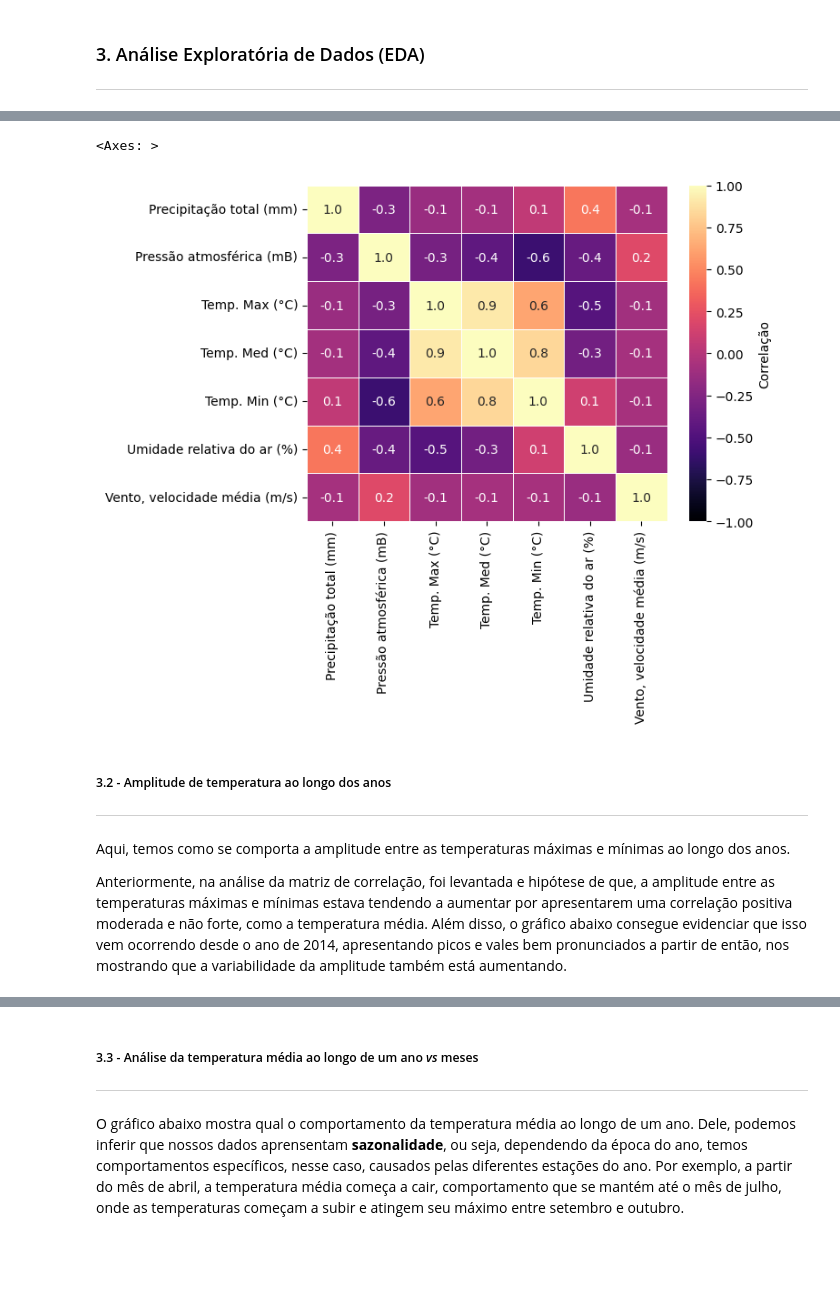
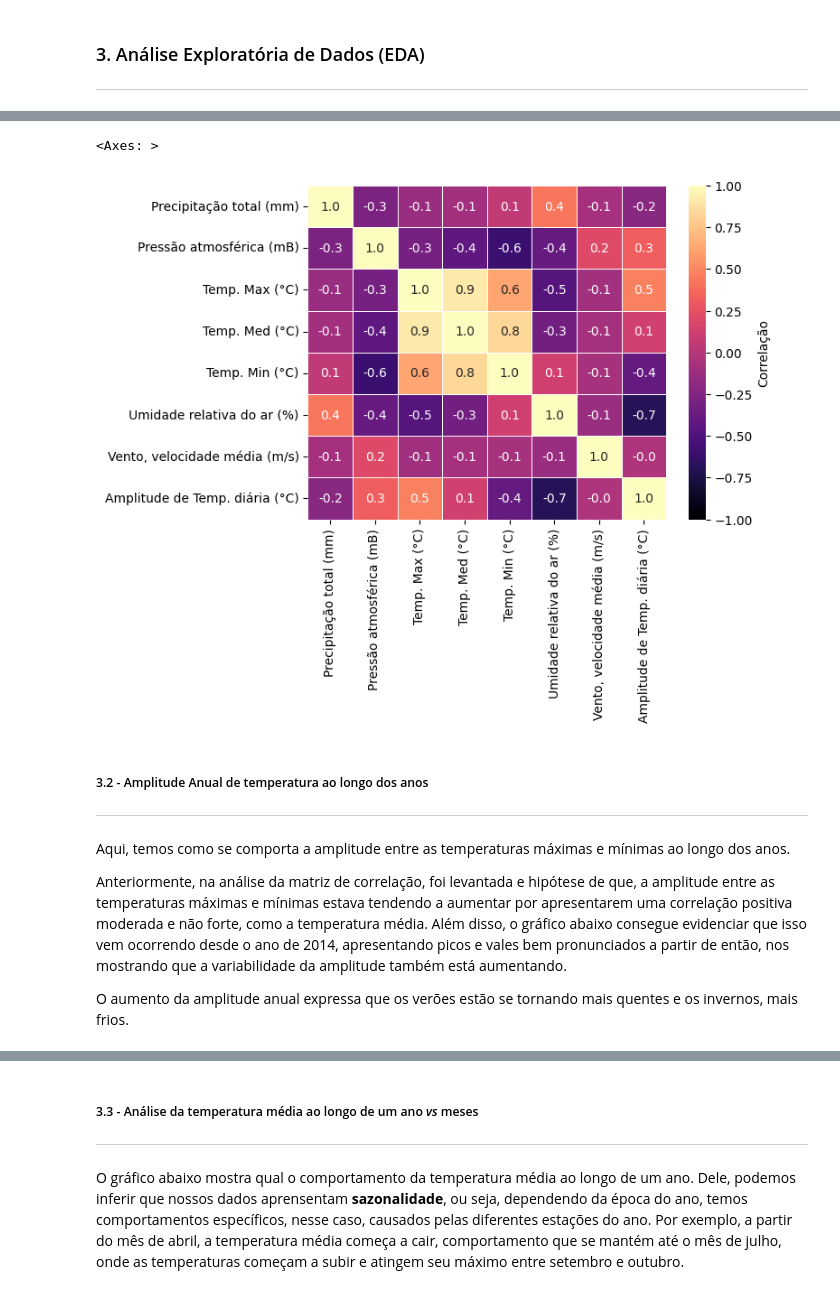
Before and after one commit to paula-belr/series-temporais-temperatura, a Jupyter notebook: atividade_extensionista_II.ipynb, the cells around one changed output, grey strips where cells are left out. Drawn from its saved outputs; the diff is of its cells as text; code cells hidden in the pictures; blank space fills up the shorter version.

Commit message:
feat: Adicionando uma nova coluna ao Dataframe 'Amplitude diária de temperatura'; criação e análise do gráfico da precipitação total ao longo dos anos

```diff
--- a/atividade_extensionista_II.ipynb
+++ b/atividade_extensionista_II.ipynb
@@ -336,0 +335,3 @@ Depois de todos estes procedimentos, os dados estão completos, tipados corretam
+# %%
+df_auto_inter['Amplitude de Temp. diária (°C)'] = df_auto_inter['Temp. Max (°C)'] - df_auto_inter['Temp. Min (°C)']
+df_auto_inter
@@ -372,34 +389,41 @@ Do mapa de calor, podemos tirar algumas conclusões:
 
 De forma geral, a pressão atmosférica tem um correlação linear negativa moderada com as outras variáveis, enquanto que a velocidade do vento não parece ter correlações fortes com nenhuma outra variável
 # %%
+# Colunas selecionada para análise da matriz de correalação
+numeric_cols_auto = ['Precipitação total (mm)',
+                     'Pressão atmosférica (mB)',
+                     'Temp. Max (°C)',
+                     'Temp. Med (°C)',
+                     'Temp. Min (°C)',
+                     'Umidade relativa do ar (%)',
+                     'Vento, velocidade média (m/s)',
+                     'Amplitude de Temp. diária (°C)']
+
 # Calculando a matriz de correlação
 corr_matrix = df_auto_inter[numeric_cols_auto].corr(method = 'pearson')
 
 # Criando uma máscara para mostrar apenas os elementos abaixo da diagonal
 # mask = np.triu(np.ones_like(corr_matrix), k = 1)
 
 sns.heatmap(corr_matrix,
             annot = True,
             cbar_kws = {'label': 'Correlação'},
             cmap = 'magma',
             fmt = '.1f',
             norm = Normalize(vmin = -1, vmax = 1),
             # mask = mask,
             linewidth = .5)
 # %% [output]
 <Axes: >
-[figure, old version]
+[figure, new version]
 # %% [markdown]
-##### 3.2 - Amplitude de temperatura ao longo dos anos
-
-
+##### 3.2 - Amplitude Anual de temperatura ao longo dos anos
 ---
-
-
-
 Aqui, temos como se comporta a amplitude entre as temperaturas máximas e mínimas ao longo dos anos.
 
 Anteriormente, na análise da matriz de correlação, foi levantada e hipótese de que, a amplitude entre as temperaturas máximas e mínimas estava tendendo a aumentar por apresentarem uma correlação positiva moderada e não forte, como a temperatura média. Além disso, o gráfico abaixo consegue evidenciar que isso vem ocorrendo desde o ano de 2014, apresentando picos e vales bem pronunciados a partir de então, nos mostrando que a variabilidade da amplitude também está aumentando.
+
+O aumento da amplitude anual expressa que os verões estão se tornando mais quentes e os invernos, mais frios.
 # %%
 # Separando as colunas de interesse
 cols = ['Data da Medição', 'Temp. Max (°C)', 'Temp. Min (°C)']
```
Also changed, not shown: parts of 9 cells of this notebook.
